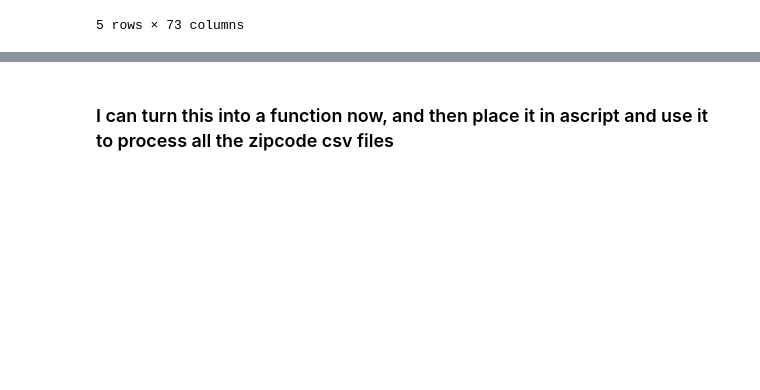
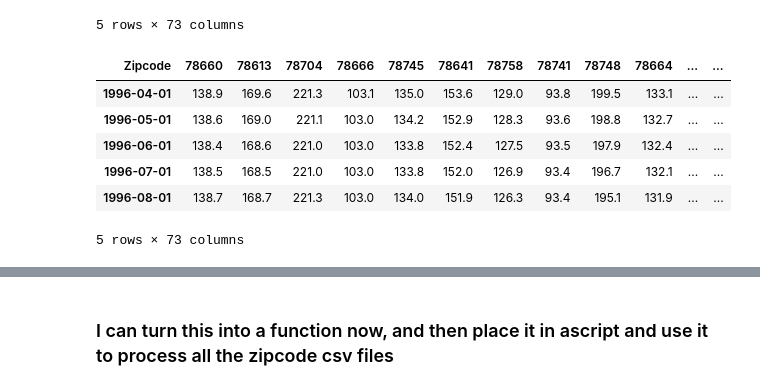
Before and after one commit to amably/Austin_housing, a Jupyter notebook: SingleFamilyResidence.ipynb, the cells around one changed output, grey strips where cells are left out. Saved outputs shown, nothing was run; the diff lists cells and outputs as text; code cells hidden in the pictures; blank space fills up the shorter version.

```diff
--- a/SingleFamilyResidence.ipynb
+++ b/SingleFamilyResidence.ipynb
@@ -100,3 +102,13 @@ atx.index = pd.to_datetime(atx.index)
+# %%
+atx.head()
+# %% [output]
+| Zipcode | 78660 | 78613 | 78704 | 78666 | 78745 | 78641 | 78758 | 78741 | 78748 | 78664 | ... | ... |
+| 1996-04-01 | 138.9 | 169.6 | 221.3 | 103.1 | 135.0 | 153.6 | 129.0 | 93.8 | 199.5 | 133.1 | ... | ... |
+| 1996-05-01 | 138.6 | 169.0 | 221.1 | 103.0 | 134.2 | 152.9 | 128.3 | 93.6 | 198.8 | 132.7 | ... | ... |
+| 1996-06-01 | 138.4 | 168.6 | 221.0 | 103.0 | 133.8 | 152.4 | 127.5 | 93.5 | 197.9 | 132.4 | ... | ... |
+| 1996-07-01 | 138.5 | 168.5 | 221.0 | 103.0 | 133.8 | 152.0 | 126.9 | 93.4 | 196.7 | 132.1 | ... | ... |
+| 1996-08-01 | 138.7 | 168.7 | 221.3 | 103.0 | 134.0 | 151.9 | 126.3 | 93.4 | 195.1 | 131.9 | ... | ... |
+5 rows × 73 columns
 # %%
 atx['78660'].plot()
 # %% [output]
```
Also changed, not shown: parts of 5 cells of this notebook, 1 other file.
